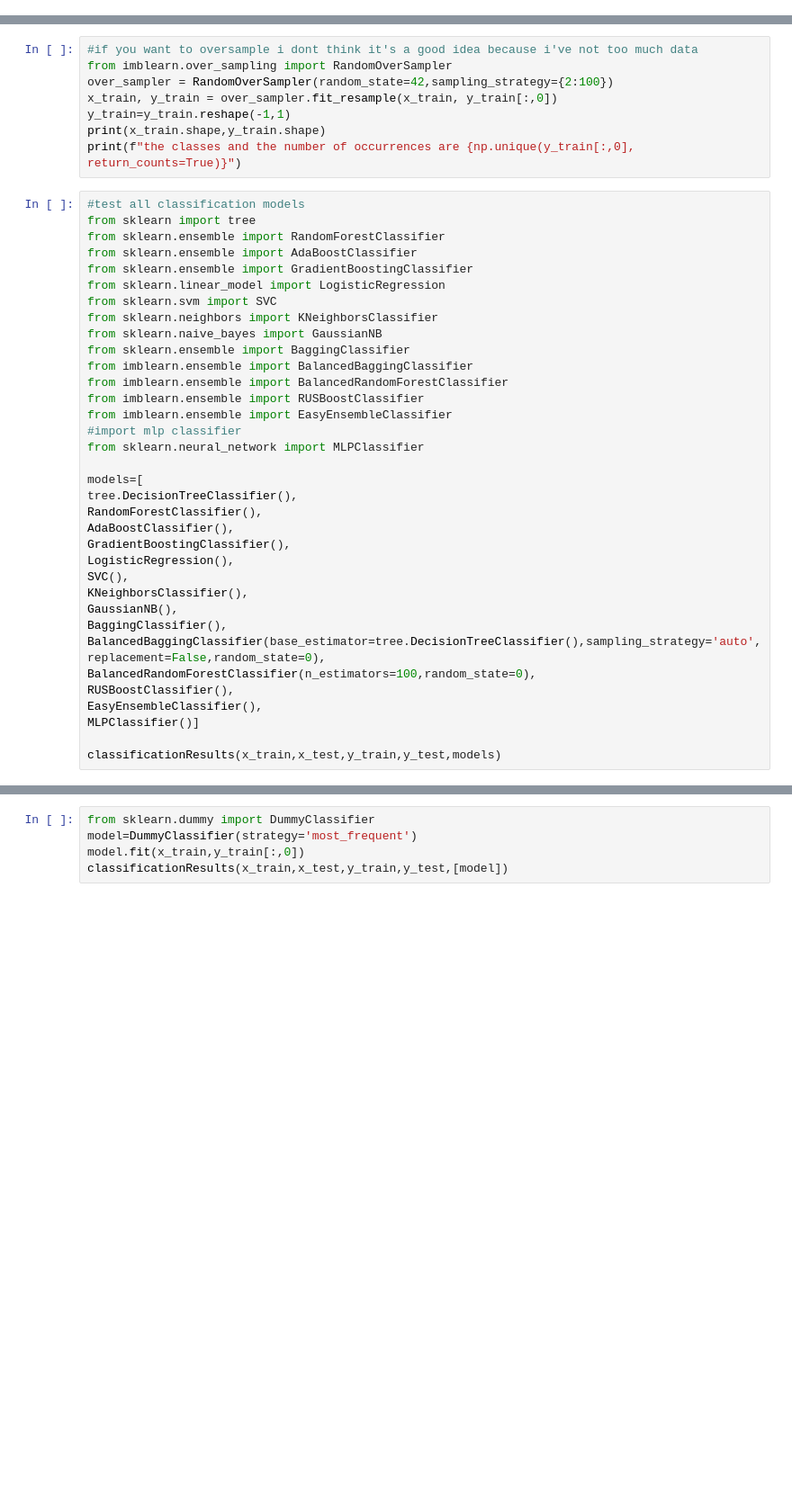
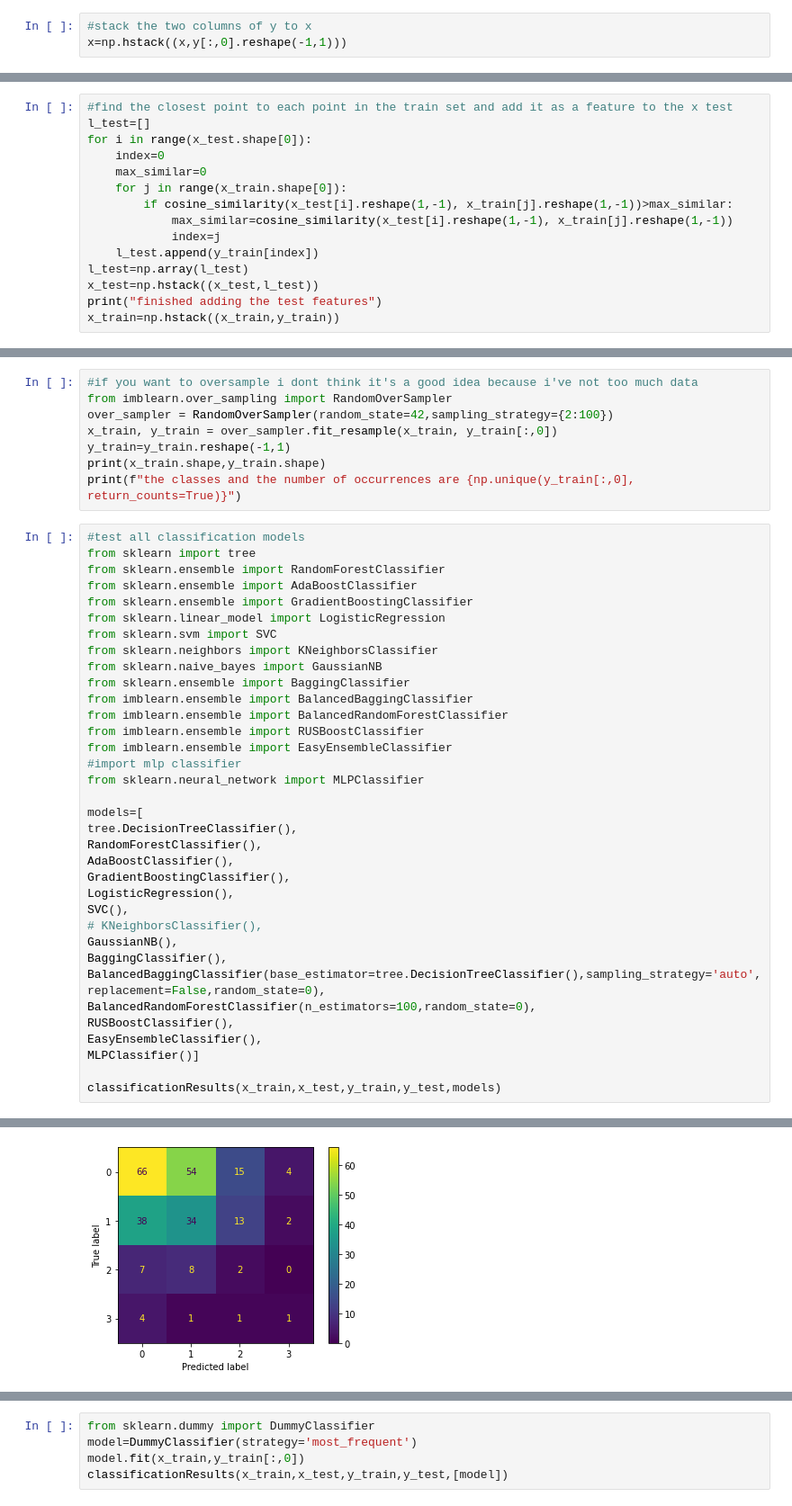
Before and after one commit to bbooss97/machine-learning, a Jupyter notebook: hw1/hw1ml.ipynb, the cells around one changed output, grey strips where cells are left out. Shown at 90% size. Cells and saved outputs as stored; diff of their text form; blank space fills up the shorter version.

Commit message:
added cosine similarity

```diff
--- a/hw1/hw1ml.ipynb
+++ b/hw1/hw1ml.ipynb
@@ -113,6 +117,9 @@ dataset=pd.read_csv("train_set.tsv", sep='\t', header=0)
 dataset_numpy=dataset.to_numpy()
 x=dataset_numpy[:,:-2]
 y=dataset_numpy[:,-2:]
+# %%
+#stack the two columns of y to x
+x=np.hstack((x,y[:,0].reshape(-1,1)))
 # %% [markdown]
 add new features
 # %%
@@ -169,0 +183,15 @@ print(f"the classes and the number of occurrences in the test set are {np.unique
+# %%
+#find the closest point to each point in the train set and add it as a feature to the x test
+l_test=[]
+for i in range(x_test.shape[0]):
+    index=0
+    max_similar=0
+    for j in range(x_train.shape[0]):
+        if cosine_similarity(x_test[i].reshape(1,-1), x_train[j].reshape(1,-1))>max_similar:
+            max_similar=cosine_similarity(x_test[i].reshape(1,-1), x_train[j].reshape(1,-1))
+            index=j
+    l_test.append(y_train[index])
+l_test=np.array(l_test)
+x_test=np.hstack((x_test,l_test))
+print("finished adding the test features")
+x_train=np.hstack((x_train,y_train))
@@ -241,7 +279,7 @@ AdaBoostClassifier(),
 GradientBoostingClassifier(),
 LogisticRegression(),
 SVC(),
-KNeighborsClassifier(),
+# KNeighborsClassifier(),
 GaussianNB(),
 BaggingClassifier(),
 BalancedBaggingClassifier(base_estimator=tree.DecisionTreeClassifier(),sampling_strategy='auto',replacement=False,random_state=0),
@@ -251,3 +289,4 @@ EasyEnsembleClassifier(),
 MLPClassifier()]
 
 classificationResults(x_train,x_test,y_train,y_test,models)
+# %% [output]
@@ -253,0 +368 @@ classificationResults(x_train,x_test,y_train,y_test,models)
+[figure, added]
```
Also changed, not shown: parts of 12 cells of this notebook.
